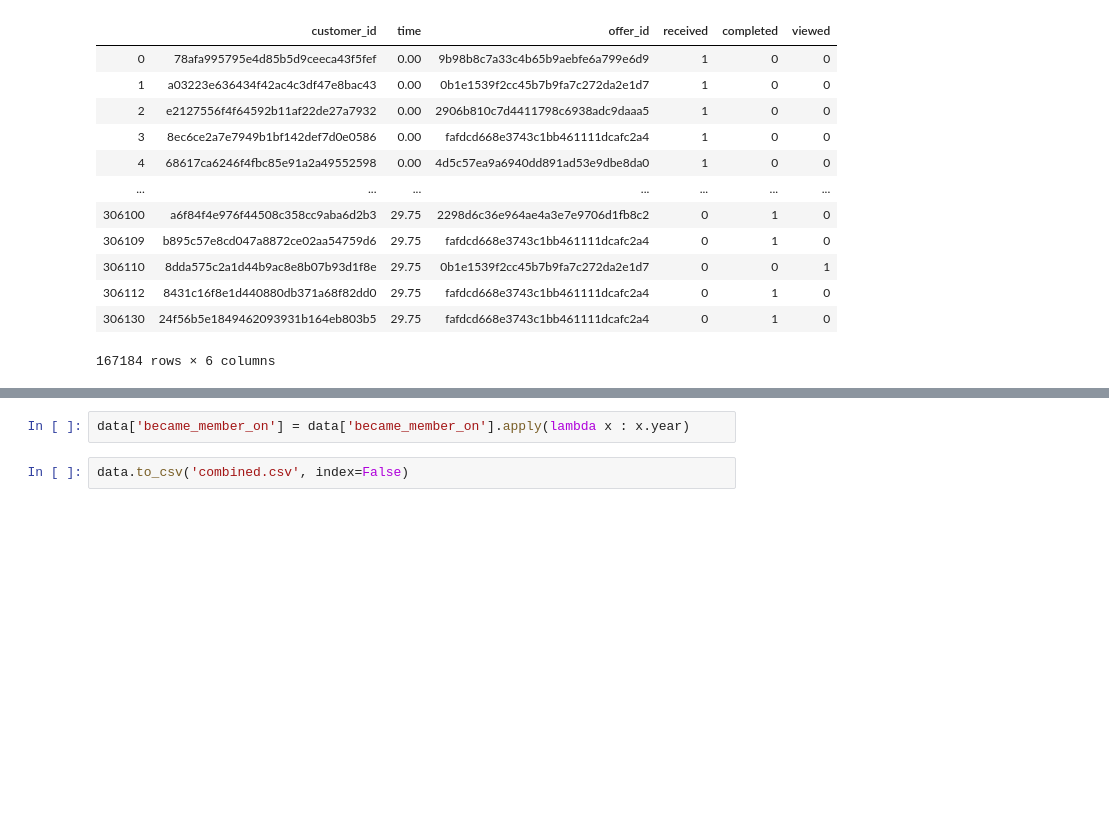
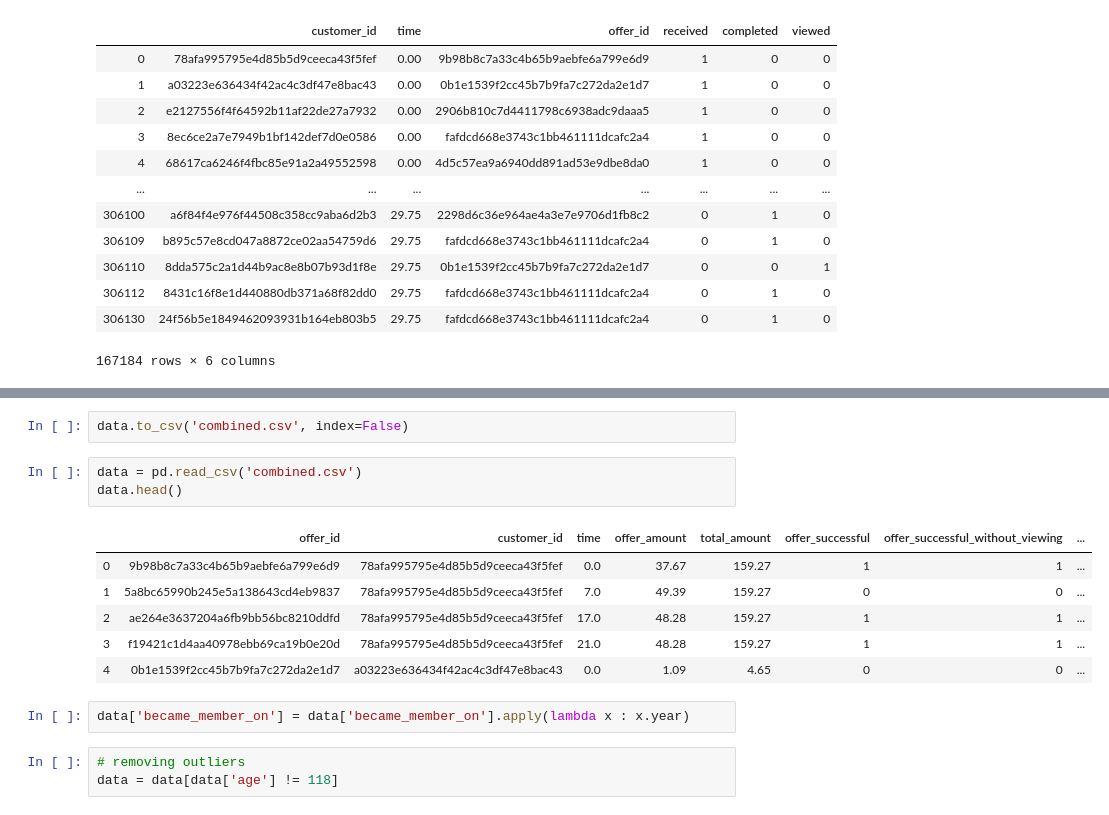
Before and after one commit to amitborkar98/Starbucks-capstone, a Jupyter notebook: Starbucks_Capstone_notebook.ipynb, the cells around one changed output, grey strips where cells are left out. Drawn from its saved outputs; the diff is of its cells as text; blank space fills up the shorter version.

```diff
--- a/Starbucks_Capstone_notebook.ipynb
+++ b/Starbucks_Capstone_notebook.ipynb
@@ -440,4 +436,17 @@ data
+# %%
+data.to_csv('combined.csv', index=False)
+# %%
+data = pd.read_csv('combined.csv')
+data.head()
+# %% [output]
+|  | offer_id | customer_id | time | offer_amount | total_amount | offer_successful | offer_successful_without_viewing | ... |
+| 0 | 9b98b8c7a33c4b65b9aebfe6a799e6d9 | 78afa995795e4d85b5d9ceeca43f5fef | 0.0 | 37.67 | 159.27 | 1 | 1 | ... |
+| 1 | 5a8bc65990b245e5a138643cd4eb9837 | 78afa995795e4d85b5d9ceeca43f5fef | 7.0 | 49.39 | 159.27 | 0 | 0 | ... |
+| 2 | ae264e3637204a6fb9bb56bc8210ddfd | 78afa995795e4d85b5d9ceeca43f5fef | 17.0 | 48.28 | 159.27 | 1 | 1 | ... |
+| 3 | f19421c1d4aa40978ebb69ca19b0e20d | 78afa995795e4d85b5d9ceeca43f5fef | 21.0 | 48.28 | 159.27 | 1 | 1 | ... |
+| 4 | 0b1e1539f2cc45b7b9fa7c272da2e1d7 | a03223e636434f42ac4c3df47e8bac43 | 0.0 | 1.09 | 4.65 | 0 | 0 | ... |
 # %%
 data['became_member_on'] = data['became_member_on'].apply(lambda x : x.year)
-# %%
-data.to_csv('combined.csv', index=False)
+# %%
+# removing outliers
+data = data[data['age'] != 118]
```
Also changed, not shown: parts of 8 cells of this notebook, 1 other file.
